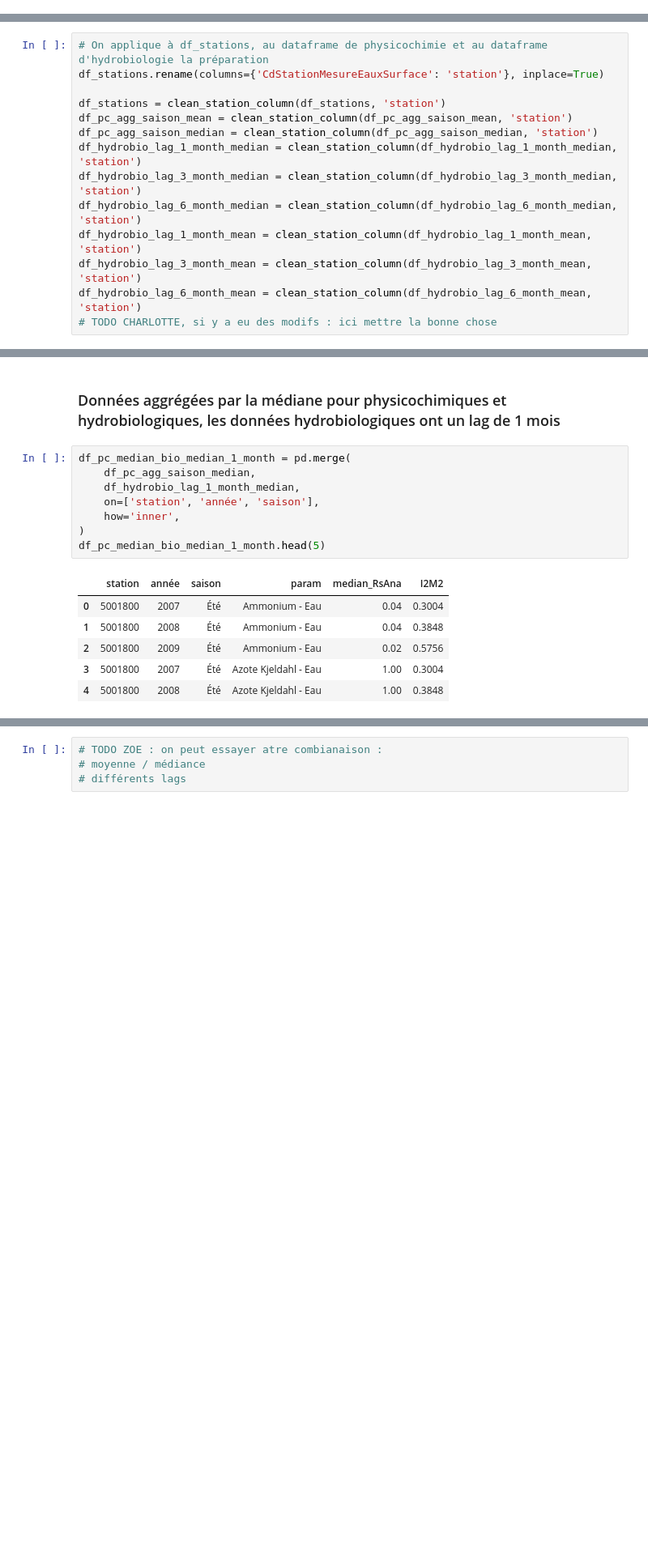
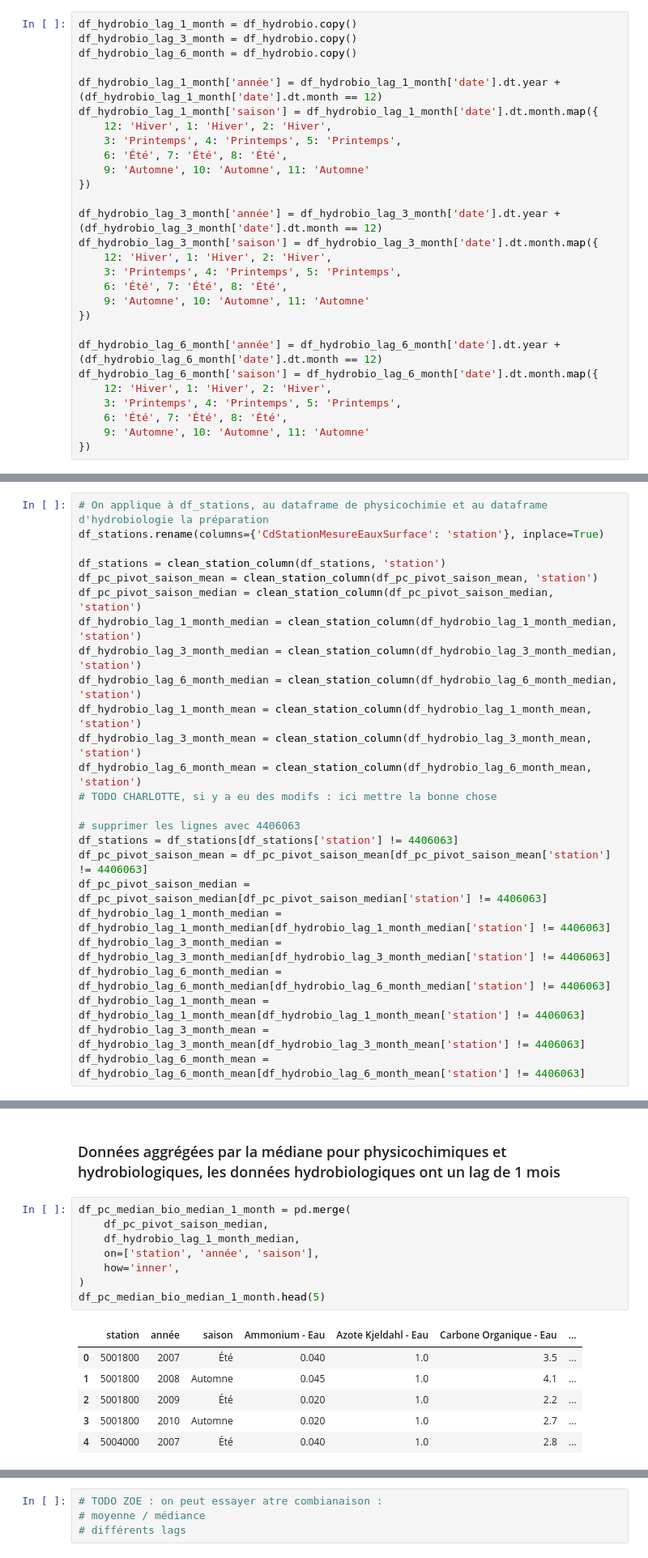
Before and after one commit to zoemarquis/naiades-analytics, a Jupyter notebook: naiades.ipynb, the cells around one changed output, grey strips where cells are left out. Shown at 81% size. Cells and saved outputs as stored; diff of their text form; blank space fills up the shorter version.

```diff
--- a/naiades.ipynb
+++ b/naiades.ipynb
@@ -1121,3 +1126,31 @@ df_hydrobio_lag_6_month['saison'] = df_hydrobio_lag_6_month['date_lag_6_month'].
+# %%
+df_hydrobio_lag_1_month = df_hydrobio.copy()
+df_hydrobio_lag_3_month = df_hydrobio.copy()
+df_hydrobio_lag_6_month = df_hydrobio.copy()
+
+df_hydrobio_lag_1_month['année'] = df_hydrobio_lag_1_month['date'].dt.year + (df_hydrobio_lag_1_month['date'].dt.month == 12)
+df_hydrobio_lag_1_month['saison'] = df_hydrobio_lag_1_month['date'].dt.month.map({
+    12: 'Hiver', 1: 'Hiver', 2: 'Hiver',
+    3: 'Printemps', 4: 'Printemps', 5: 'Printemps',
+    6: 'Été', 7: 'Été', 8: 'Été',
+    9: 'Automne', 10: 'Automne', 11: 'Automne'
+})
+
+df_hydrobio_lag_3_month['année'] = df_hydrobio_lag_3_month['date'].dt.year + (df_hydrobio_lag_3_month['date'].dt.month == 12)
+df_hydrobio_lag_3_month['saison'] = df_hydrobio_lag_3_month['date'].dt.month.map({
+    12: 'Hiver', 1: 'Hiver', 2: 'Hiver',
+    3: 'Printemps', 4: 'Printemps', 5: 'Printemps',
+    6: 'Été', 7: 'Été', 8: 'Été',
+    9: 'Automne', 10: 'Automne', 11: 'Automne'
+})
+
+df_hydrobio_lag_6_month['année'] = df_hydrobio_lag_6_month['date'].dt.year + (df_hydrobio_lag_6_month['date'].dt.month == 12)
+df_hydrobio_lag_6_month['saison'] = df_hydrobio_lag_6_month['date'].dt.month.map({
+    12: 'Hiver', 1: 'Hiver', 2: 'Hiver',
+    3: 'Printemps', 4: 'Printemps', 5: 'Printemps',
+    6: 'Été', 7: 'Été', 8: 'Été',
+    9: 'Automne', 10: 'Automne', 11: 'Automne'
+})
 # %%
 df_hydrobio_lag_1_month_median = df_hydrobio_lag_1_month.groupby(['station', 'année', 'saison']).agg({'I2M2': 'median'}).reset_index()
 df_hydrobio_lag_3_month_median = df_hydrobio_lag_3_month.groupby(['station', 'année', 'saison']).agg({'I2M2': 'median'}).reset_index()
@@ -1363,8 +1396,8 @@ on a vérifier via maps où c'est pour les codes stations
 df_stations.rename(columns={'CdStationMesureEauxSurface': 'station'}, inplace=True)
 
 df_stations = clean_station_column(df_stations, 'station')
-df_pc_agg_saison_mean = clean_station_column(df_pc_agg_saison_mean, 'station')
-df_pc_agg_saison_median = clean_station_column(df_pc_agg_saison_median, 'station')
+df_pc_pivot_saison_mean = clean_station_column(df_pc_pivot_saison_mean, 'station')
+df_pc_pivot_saison_median = clean_station_column(df_pc_pivot_saison_median, 'station')
 df_hydrobio_lag_1_month_median = clean_station_column(df_hydrobio_lag_1_month_median, 'station')
 df_hydrobio_lag_3_month_median = clean_station_column(df_hydrobio_lag_3_month_median, 'station')
 df_hydrobio_lag_6_month_median = clean_station_column(df_hydrobio_lag_6_month_median, 'station')
@@ -1372,3 +1405,14 @@ df_hydrobio_lag_1_month_mean = clean_station_column(df_hydrobio_lag_1_month_mean
 df_hydrobio_lag_3_month_mean = clean_station_column(df_hydrobio_lag_3_month_mean, 'station')
 df_hydrobio_lag_6_month_mean = clean_station_column(df_hydrobio_lag_6_month_mean, 'station')
 # TODO CHARLOTTE, si y a eu des modifs : ici mettre la bonne chose
+
+# supprimer les lignes avec 4406063
+df_stations = df_stations[df_stations['station'] != 4406063]
+df_pc_pivot_saison_mean = df_pc_pivot_saison_mean[df_pc_pivot_saison_mean['station'] != 4406063]
+df_pc_pivot_saison_median = df_pc_pivot_saison_median[df_pc_pivot_saison_median['station'] != 4406063]
+df_hydrobio_lag_1_month_median = df_hydrobio_lag_1_month_median[df_hydrobio_lag_1_month_median['station'] != 4406063]
+df_hydrobio_lag_3_month_median = df_hydrobio_lag_3_month_median[df_hydrobio_lag_3_month_median['station'] != 4406063]
+df_hydrobio_lag_6_month_median = df_hydrobio_lag_6_month_median[df_hydrobio_lag_6_month_median['station'] != 4406063]
+df_hydrobio_lag_1_month_mean = df_hydrobio_lag_1_month_mean[df_hydrobio_lag_1_month_mean['station'] != 4406063]
+df_hydrobio_lag_3_month_mean = df_hydrobio_lag_3_month_mean[df_hydrobio_lag_3_month_mean['station'] != 4406063]
+df_hydrobio_lag_6_month_mean = df_hydrobio_lag_6_month_mean[df_hydrobio_lag_6_month_mean['station'] != 4406063]
@@ -1394,19 +1420,19 @@ See the caveats in the documentation: https://pandas.pydata.org/pandas-docs/stab
 ### Données aggrégées par la médiane pour physicochimiques et hydrobiologiques, les données hydrobiologiques ont un lag de 1 mois
 # %%
 df_pc_median_bio_median_1_month = pd.merge(
-    df_pc_agg_saison_median,
+    df_pc_pivot_saison_median,
     df_hydrobio_lag_1_month_median,
     on=['station', 'année', 'saison'],
     how='inner',
 )
 df_pc_median_bio_median_1_month.head(5)
 # %% [output]
-|  | station | année | saison | param | median_RsAna | I2M2 |
-| 0 | 5001800 | 2007 | Été | Ammonium - Eau | 0.04 | 0.3004 |
-| 1 | 5001800 | 2008 | Été | Ammonium - Eau | 0.04 | 0.3848 |
-| 2 | 5001800 | 2009 | Été | Ammonium - Eau | 0.02 | 0.5756 |
-| 3 | 5001800 | 2007 | Été | Azote Kjeldahl - Eau | 1.00 | 0.3004 |
-| 4 | 5001800 | 2008 | Été | Azote Kjeldahl - Eau | 1.00 | 0.3848 |
+|  | station | année | saison | Ammonium - Eau | Azote Kjeldahl - Eau | Carbone Organique - Eau | ... |
+| 0 | 5001800 | 2007 | Été | 0.040 | 1.0 | 3.5 | ... |
+| 1 | 5001800 | 2008 | Automne | 0.045 | 1.0 | 4.1 | ... |
+| 2 | 5001800 | 2009 | Été | 0.020 | 1.0 | 2.2 | ... |
+| 3 | 5001800 | 2010 | Automne | 0.020 | 1.0 | 2.7 | ... |
+| 4 | 5004000 | 2007 | Été | 0.040 | 1.0 | 2.8 | ... |
 # %%
 df_pc_median_bio_median_1_month.shape
 # %% [output]
```
Also changed, not shown: parts of 38 cells of this notebook.
